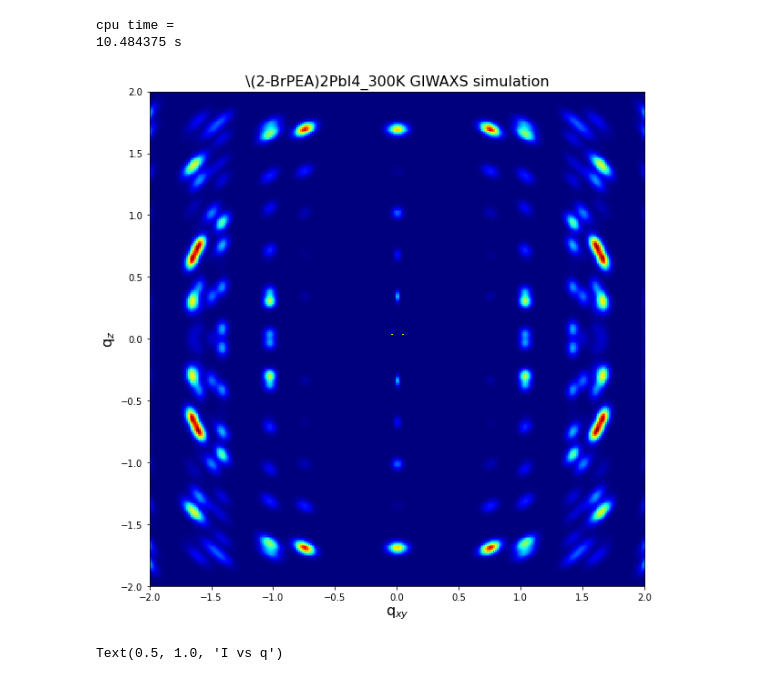
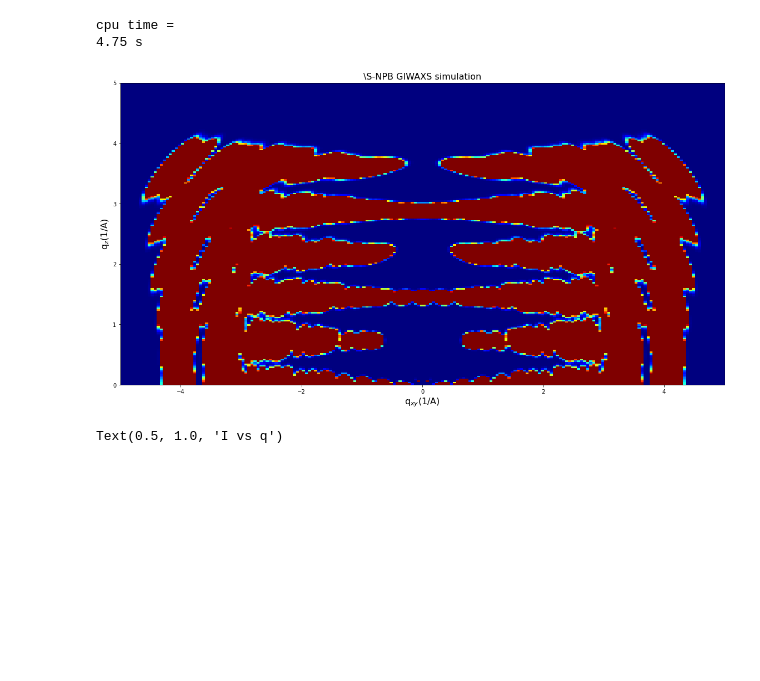
Before and after one commit to ZihanZhang-1996/2D_diffraction, a Jupyter notebook: diffraction.ipynb, the cells around one changed output. Saved outputs shown, nothing was run; the diff lists cells and outputs as text; code cells hidden in the pictures; blank space fills up the shorter version.

```diff
--- a/diffraction.ipynb
+++ b/diffraction.ipynb
@@ -8,7 +8,7 @@ import scipy.io
 # %%
 # use thetax and thetay to adjust initial orientation of the sample
 thetax=np.pi/2*0
-thetay=0.4*0
+thetay=np.pi/2*0
 hkl_dimension=5
 
 # sigma_theta, if you need a small number for single crystal, input~0.01, if you need infinity, input~1000
@@ -21,19 +21,21 @@ sigma2=1000
 sigma3=0.03
 
 # settings for imagine plane
-resolutionx=300
-qxymax=2
-qzmax=2
+resolutionx=200
+qxymax=5
+qzmax=5
 
 resolutionz=int(resolutionx/qxymax*qzmax)
-gridx,gridz=np.meshgrid(np.linspace(-qxymax,qxymax,resolutionx),np.linspace(-qzmax,qzmax,resolutionz))
+gridx,gridz=np.meshgrid(np.linspace(-qxymax,qxymax,resolutionx),np.linspace(0,qzmax,resolutionz))
 # %%
 # read crystal structure(POSCAR file which can be converted easily from cif on VESTA)
-dirr = 'D:\\research\diff2D_simulation'
-filename = '\(2-BrPEA)2PbI4_300K'
+dirr = 'D:\\research\diff2D_simulation\input'
+filename = '\S-NPB'
 address = dirr + filename +'.vasp'
 a1,a2,a3,positions=diff.read_poscar(address) # example (graphite)
 Bpeaks = diff.Bragg_peaks(a1,a2,a3,positions,thetax,thetay,hkl_dimension)
+# Bpeaks = diff.diffuse(a1,a2,a3,positions,thetax,thetay,hkl_dimension,0)
+# Bpeaks.shape
 # %%
 t1_start = time.process_time()
 # calculated GIWAXS pattern
@@ -43,24 +45,27 @@ print('cpu time =')
 print(t1_stop-t1_start,'s')
 # %% [output]
 cpu time =
-10.484375 s
+4.75 s
 # %%
-# make the plot
+ # make the plot
+colorbar=0.00001   # upper limit
+
 II1=np.log(III+1)
+
 II1=III
 fig,ax=plt.subplots(figsize=(7,7))
 
 ax.imshow(II1, interpolation='nearest', cmap=cm.jet,
-               origin='lower', extent=[-qxymax, qxymax, -qzmax, qzmax],
-               vmax=II1.max(), vmin=II1.min())
-ax.set_xlabel('q$_{xy}$',fontsize=16)
-ax.set_ylabel('q$_{z}$',fontsize=16)
+               origin='lower', extent=[-qxymax, qxymax, 0, qzmax],
+               vmax=colorbar*II1.max(), vmin=II1.min())
+ax.set_xlabel('q$_{xy}$(1/A)',fontsize=16)
+ax.set_ylabel('q$_{z}$(1/A)',fontsize=16)
 ax.set_title(filename+' GIWAXS simulation',fontsize=16)
 fig.set_size_inches([20,10])
-plt.savefig(dirr + filename +'_1' +'.pdf')
-scipy.io.savemat(dirr+filename+'.mat', {'a': III})
+# plt.savefig(dirr + filename +'_1' +'.pdf')
+# scipy.io.savemat(dirr+filename+'.mat', {'a': III})
 # %% [output]
-[figure, old version]
+[figure, new version]
 # %%
 # integrate
 temp=III[250,250:500]
```
Also changed, not shown: parts of 2 cells of this notebook.
